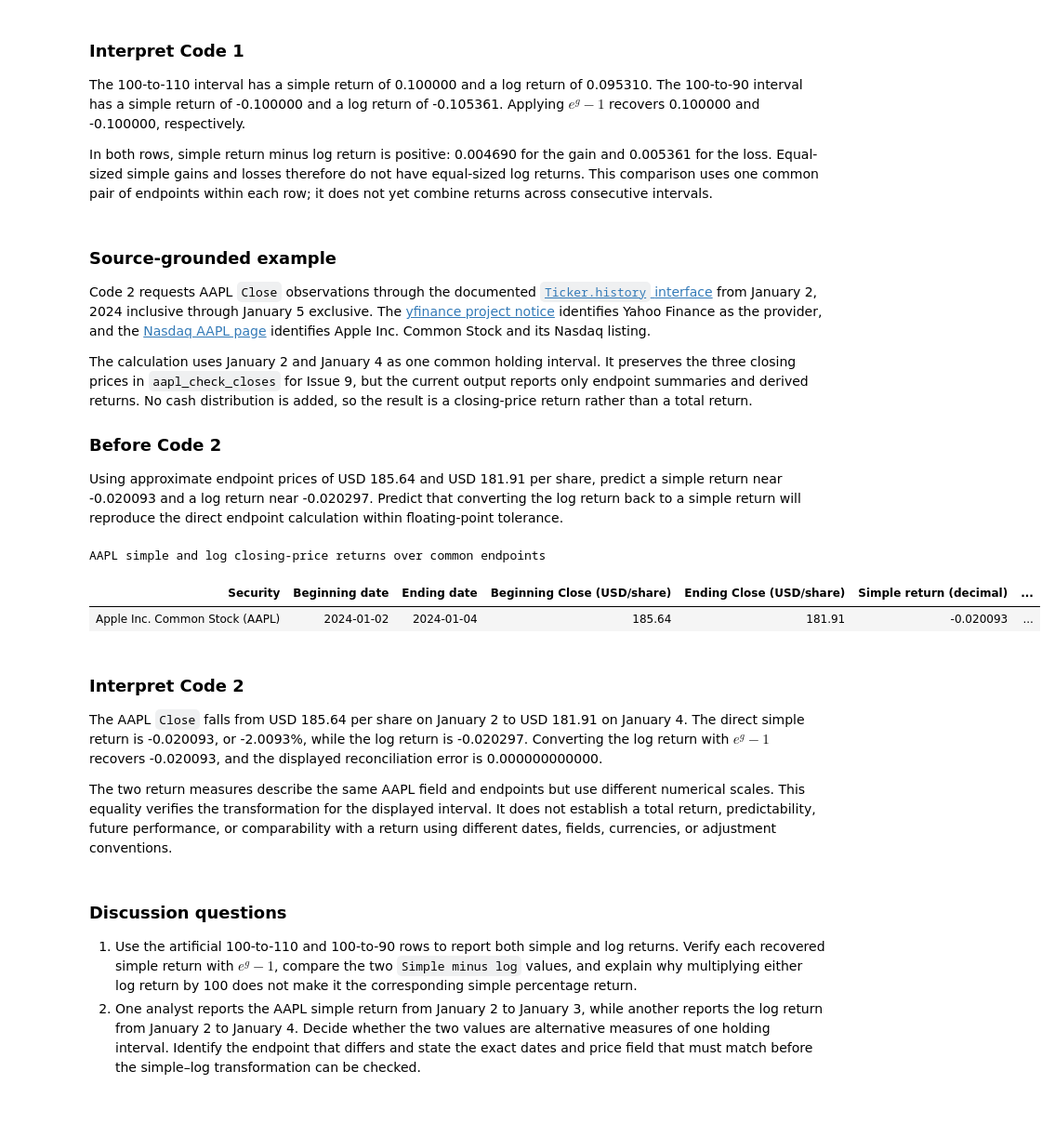
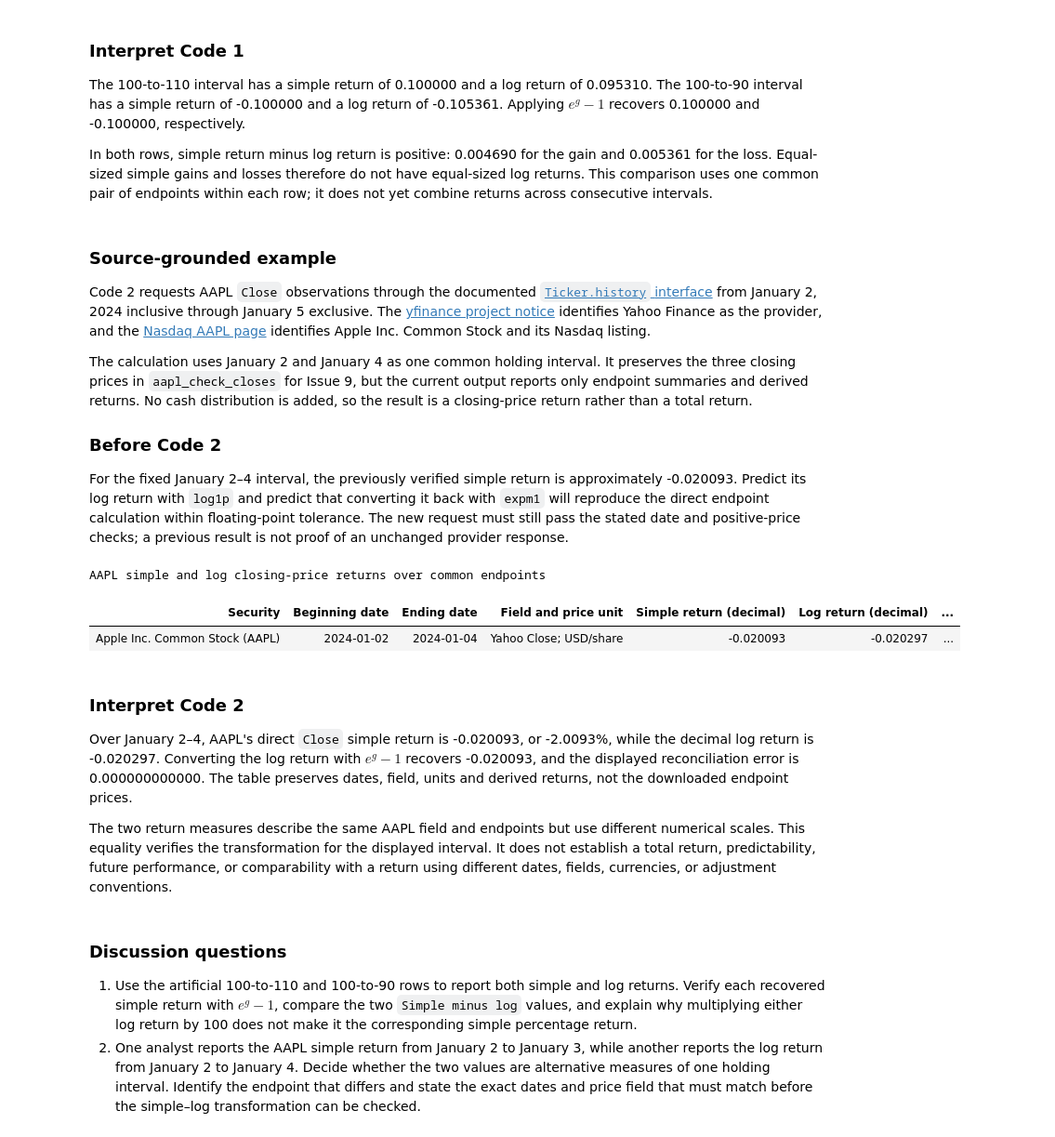
Before and after one commit to KennethWYLee/FinTech, a Jupyter notebook: course/week2_main.ipynb, the cells around one changed output. Shown at 93% size. Cells and saved outputs as stored; diff of their text form; code cells hidden in the pictures; blank space fills up the shorter version.

```diff
--- a/course/week2_main.ipynb
+++ b/course/week2_main.ipynb
@@ -1327,7 +1649,7 @@ The calculation uses January 2 and January 4 as one common holding interval. It
 
 ### Before Code 2
 
-Using approximate endpoint prices of USD 185.64 and USD 181.91 per share, predict a simple return near -0.020093 and a log return near -0.020297. Predict that converting the log return back to a simple return will reproduce the direct endpoint calculation within floating-point tolerance.
+For the fixed January 2–4 interval, the previously verified simple return is approximately -0.020093. Predict its log return with `log1p` and predict that converting it back with `expm1` will reproduce the direct endpoint calculation within floating-point tolerance. The new request must still pass the stated date and positive-price checks; a previous result is not proof of an unchanged provider response.
 # %%
 # Source-grounded example: compare AAPL simple and log returns over one interval.
 if not YFINANCE_AVAILABLE:
@@ -1345,6 +1667,8 @@ aapl_check_closes.index = aapl_check_closes.index.tz_localize(None).normalize()
 assert aapl_check_closes.index.strftime("%Y-%m-%d").tolist() == [
     "2024-01-02", "2024-01-03", "2024-01-04"
 ]
+if not np.isfinite(aapl_check_closes).all() or not aapl_check_closes.gt(0).all():
+    raise ValueError("All three AAPL prices must be finite and positive before taking ratios or logs.")
 
 start_price = float(aapl_check_closes.iloc[0])
 end_price = float(aapl_check_closes.iloc[-1])
@@ -1353,43 +1677,40 @@ aapl_log_return = np.log(end_price / start_price)
 aapl_simple_from_log = np.expm1(aapl_log_return)
 
 aapl_endpoint_table = pd.DataFrame(
     {
         "Security": ["Apple Inc. Common Stock (AAPL)"],
         "Beginning date": [aapl_check_closes.index[0].date().isoformat()],
         "Ending date": [aapl_check_closes.index[-1].date().isoformat()],
-        "Beginning Close (USD/share)": [start_price],
-        "Ending Close (USD/share)": [end_price],
+        "Field and price unit": ["Yahoo Close; USD/share"],
         "Simple return (decimal)": [aapl_simple_return],
         "Log return (decimal)": [aapl_log_return],
         "Simple return recovered from log (decimal)": [aapl_simple_from_log],
         "Reconciliation error (decimal)": [aapl_simple_return - aapl_simple_from_log],
     }
 )
 display(
     aapl_endpoint_table.style.hide(axis="index").format(
         {
-            "Beginning Close (USD/share)": "{:.2f}",
-            "Ending Close (USD/share)": "{:.2f}",
             "Simple return (decimal)": "{:.6f}",
             "Log return (decimal)": "{:.6f}",
             "Simple return recovered from log (decimal)": "{:.6f}",
             "Reconciliation error (decimal)": "{:.12f}",
         }
     ).set_caption(
         "AAPL simple and log closing-price returns over common endpoints"
     )
 )
 
 assert np.isclose(aapl_simple_return, aapl_simple_from_log)
 assert np.isclose(aapl_log_return, np.log1p(aapl_simple_return))
 # %% [output]
 AAPL simple and log closing-price returns over common endpoints
-| Security | Beginning date | Ending date | Beginning Close (USD/share) | Ending Close (USD/share) | Simple return (decimal) | ... |
-| Apple Inc. Common Stock (AAPL) | 2024-01-02 | 2024-01-04 | 185.64 | 181.91 | -0.020093 | ... |
+| Security | Beginning date | Ending date | Field and price unit | Simple return (decimal) | Log return (decimal) | ... |
+| Apple Inc. Common Stock (AAPL) | 2024-01-02 | 2024-01-04 | Yahoo Close; USD/share | -0.020093 | -0.020297 | ... |
 # %% [markdown]
 ### Interpret Code 2
 
-The AAPL `Close` falls from USD 185.64 per share on January 2 to USD 181.91 on January 4. The direct simple return is -0.020093, or -2.0093%, while the log return is -0.020297. Converting the log return with $e^g-1$ recovers -0.020093, and the displayed reconciliation error is 0.000000000000.
+Over January 2–4, AAPL's direct `Close` simple return is -0.020093, or -2.0093%, while the decimal log return is -0.020297. Converting the log return with $e^g-1$ recovers -0.020093, and the displayed reconciliation error is 0.000000000000. The table preserves dates, field, units and derived returns, not the downloaded endpoint prices.
 
 The two return measures describe the same AAPL field and endpoints but use different numerical scales. This equality verifies the transformation for the displayed interval. It does not establish a total return, predictability, future performance, or comparability with a return using different dates, fields, currencies, or adjustment conventions.
 # %% [markdown]
```
Also changed, not shown: parts of 84 cells of this notebook.
